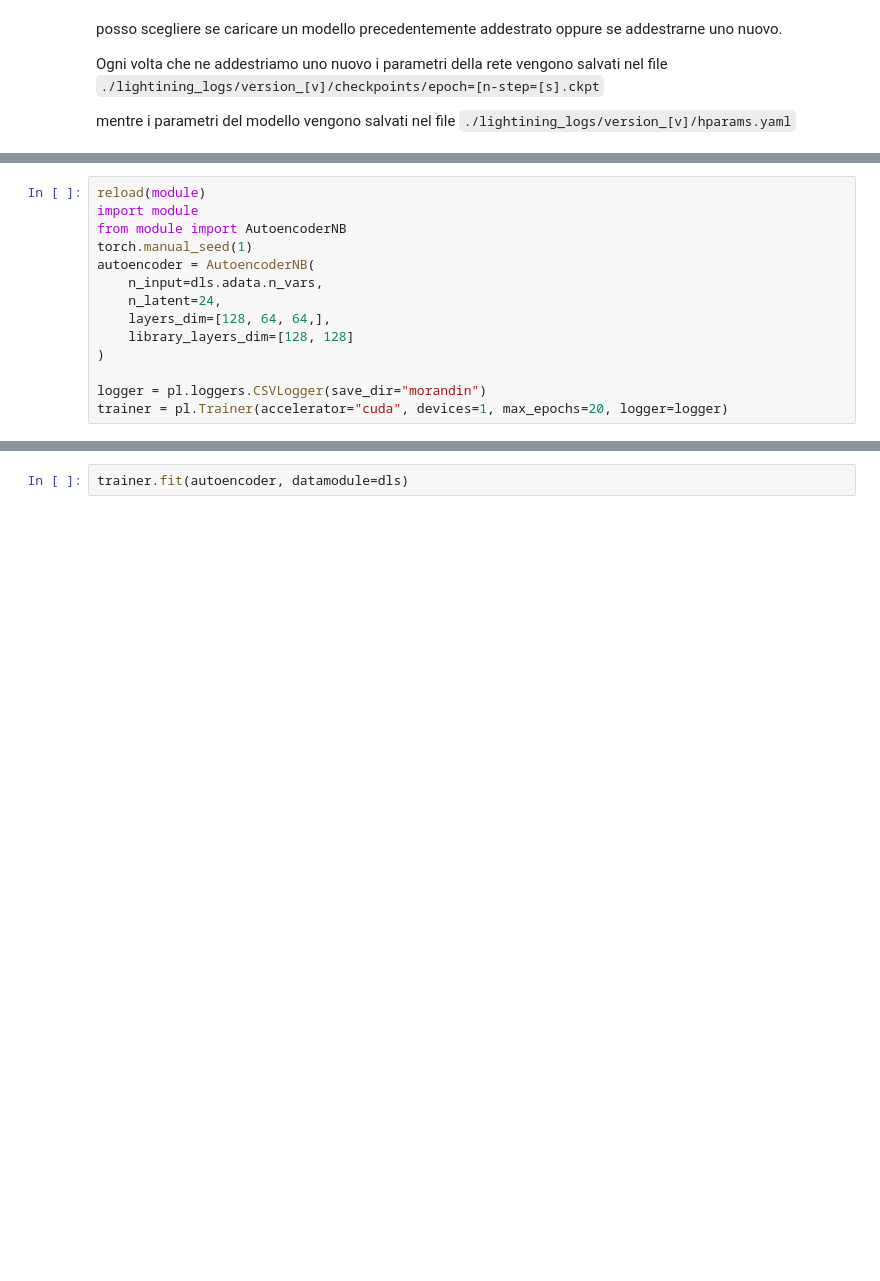
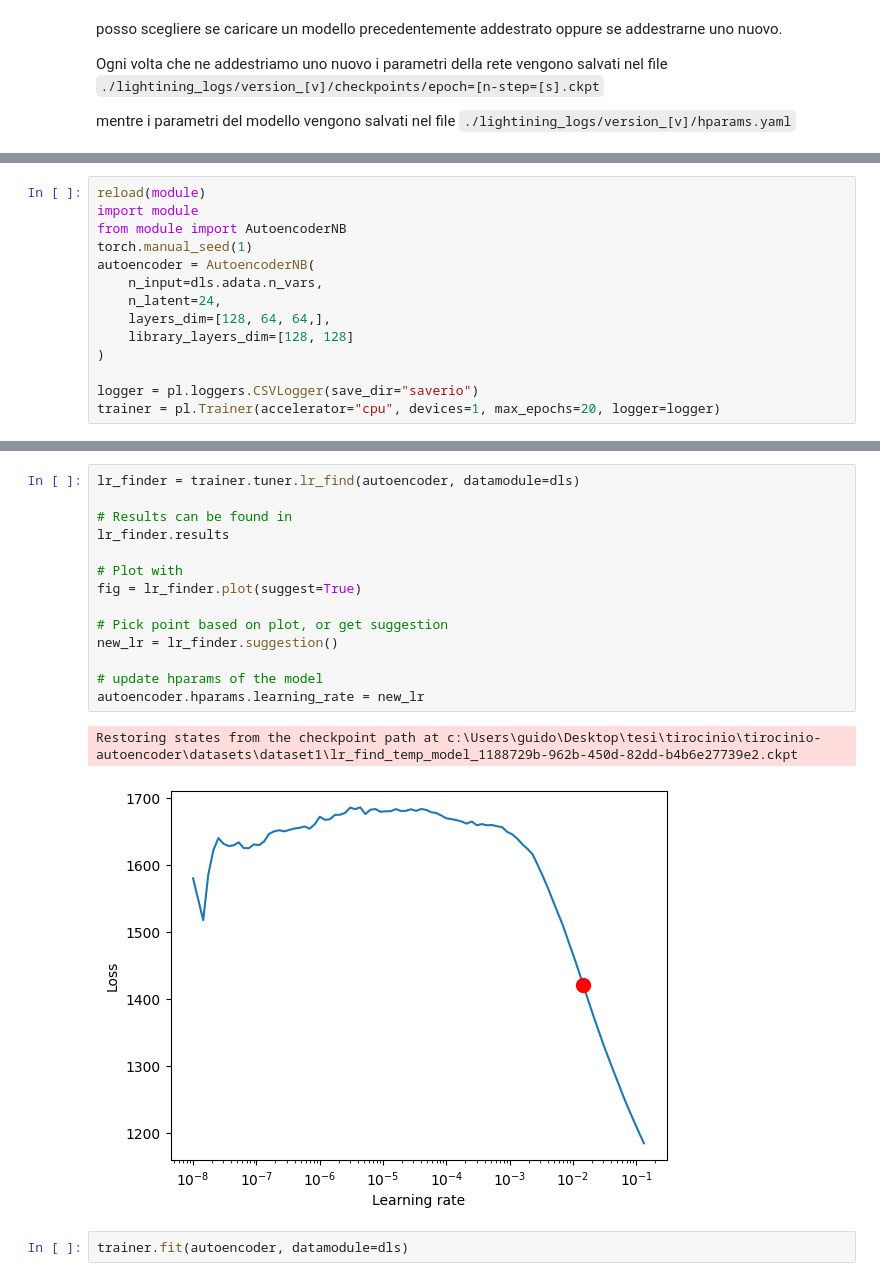
Before and after one commit to francescosaveriomanfredi/tirocinio-autoencoder, a Jupyter notebook: datasets/dataset1/saverio/notebook2.ipynb, the cells around one changed output, grey strips where cells are left out. Saved outputs shown, nothing was run; the diff lists cells and outputs as text; blank space fills up the shorter version.

```diff
--- a/datasets/dataset1/saverio/notebook2.ipynb
+++ b/datasets/dataset1/saverio/notebook2.ipynb
@@ -112,6 +114,6 @@ autoencoder = AutoencoderNB(
     library_layers_dim=[128, 128]
 )
 
-logger = pl.loggers.CSVLogger(save_dir="morandin")
-trainer = pl.Trainer(accelerator="cuda", devices=1, max_epochs=20, logger=logger)
+logger = pl.loggers.CSVLogger(save_dir="saverio")
+trainer = pl.Trainer(accelerator="cpu", devices=1, max_epochs=20, logger=logger)
 # %% [output]
@@ -122,3 +128,20 @@ INFO:pytorch_lightning.utilities.rank_zero:HPU available: False, using: 0 HPUs
+# %%
+lr_finder = trainer.tuner.lr_find(autoencoder, datamodule=dls)
+
+# Results can be found in
+lr_finder.results
+
+# Plot with
+fig = lr_finder.plot(suggest=True)
+
+# Pick point based on plot, or get suggestion
+new_lr = lr_finder.suggestion()
+
+# update hparams of the model
+autoencoder.hparams.learning_rate = new_lr
+# %% [output]
+Restoring states from the checkpoint path at c:\Users\guido\Desktop\tesi\tirocinio\tirocinio-autoencoder\datasets\dataset1\lr_find_temp_model_1188729b-962b-450d-82dd-b4b6e27739e2.ckpt
+[figure, added]
 # %%
 trainer.fit(autoencoder, datamodule=dls)
 # %% [markdown]
```
Also changed, not shown: parts of 6 cells of this notebook, 3 other files.
